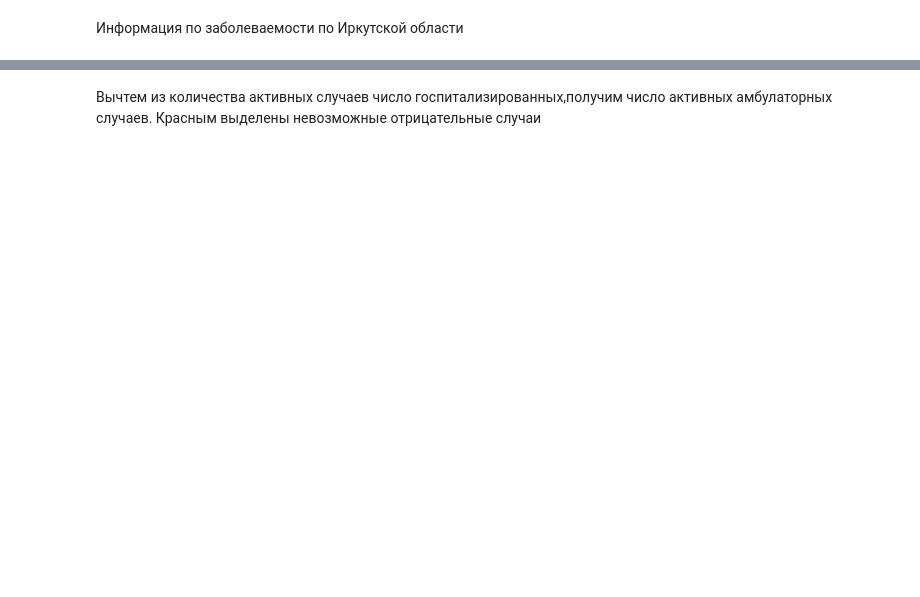
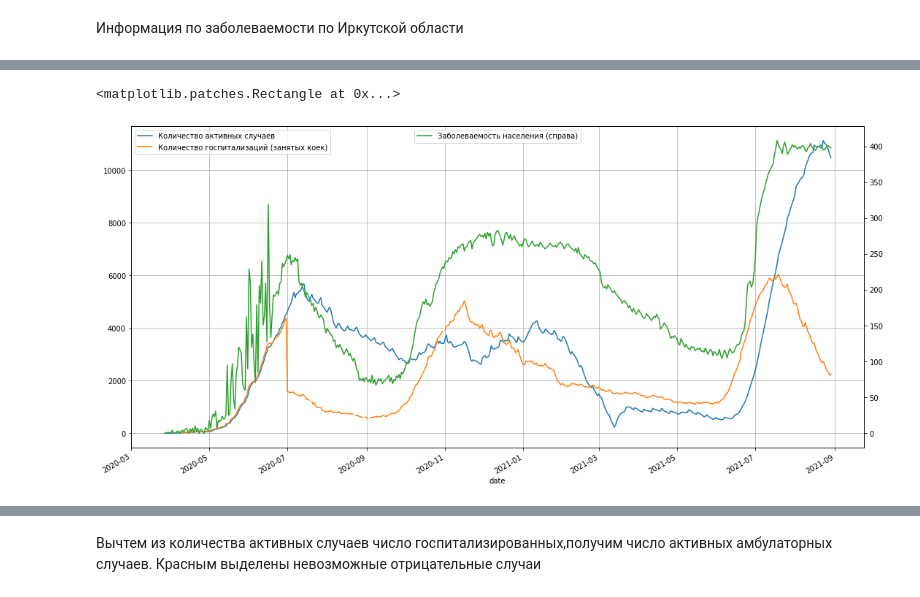
Before and after one commit to irkdoc/Irk_hosp, a Jupyter notebook: irk_rpn_cases.ipynb, the cells around one changed output, grey strips where cells are left out. Saved outputs shown, nothing was run; the diff lists cells and outputs as text; code cells hidden in the pictures; blank space fills up the shorter version.

```diff
--- a/irk_rpn_cases.ipynb
+++ b/irk_rpn_cases.ipynb
@@ -174,24 +180,27 @@ ax.right_ax.legend(labels=["Заболеваемость на 100 000 насел
 # %%
 from matplotlib.patches import Rectangle
 df_yand_irk= df_yand.loc[df_yand['reg']=='Иркутская обл.'].copy()
 
 # создаем колонку 'active' - активные случаи
 
 # df_yand_irk['active']=df_yand_irk['cases']-df_yand_irk['cured']-df_yand_irk['death']
 
 result = df_yand_irk.merge(df_gosp, on='date')
 
 # df_yand_irk[['date','cases_delta']].plot(xlabel="date", x='date',y='cases_delta', figsize=(20, 10))
 
 # df_yand_irk[['date','active']].plot(xlabel="date", x='date', y='active',figsize=(20, 10))
 # result[['date','active','num_hosp']].plot(xlabel="date", x='date', figsize=(20, 10), secondary_y=["num_hosp"])
 
 #labels=["Количество активных случаев", "Количество госпитализаций (занятых коек)","Заболеваемость на 100 000 населения (справа)"]
-ax=result[['date','active','num_hosp','cases_delta']].plot(xlabel="date", x='date', secondary_y=["cases_delta"], figsize=(18, 9), grid=1)
+ax=result[['date','active','hosp_irk','cases_delta']].plot(xlabel="date", x='date', secondary_y=["cases_delta"], figsize=(18, 9), grid=1)
 
 ax.legend( labels=labels, loc=2)
 ax.right_ax.legend(labels=["Заболеваемость населения (справа)"], loc=9)
 ax.add_patch(Rectangle((10, 10), 200, 100))
+# %% [output]
+<matplotlib.patches.Rectangle at 0x...>
+[figure, added]
 # %%
 from matplotlib.patches import Rectangle
 df_yand_bur= df_yand.loc[df_yand['reg']=='Бурятия'].copy()
```
Also changed, not shown: parts of 13 cells of this notebook.
